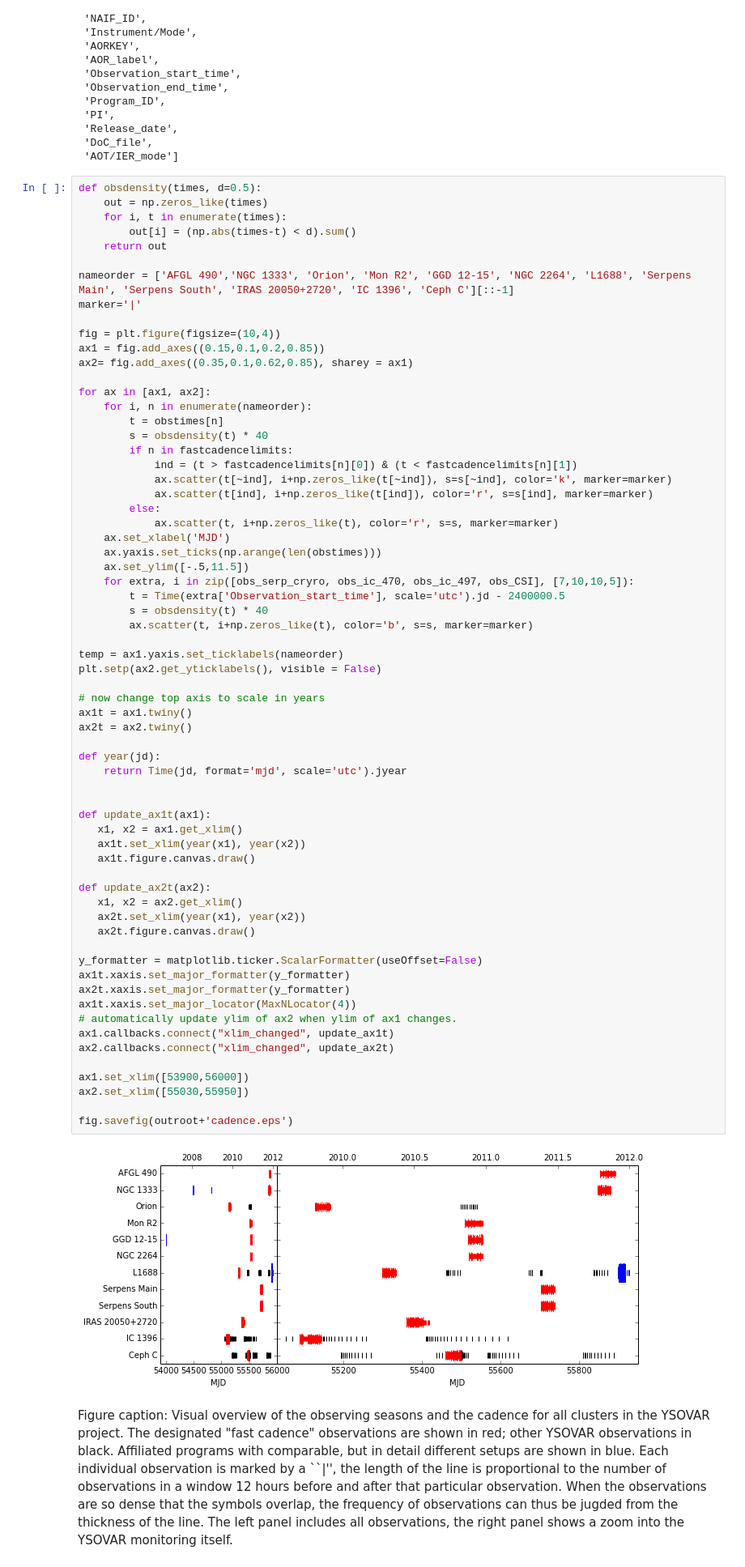
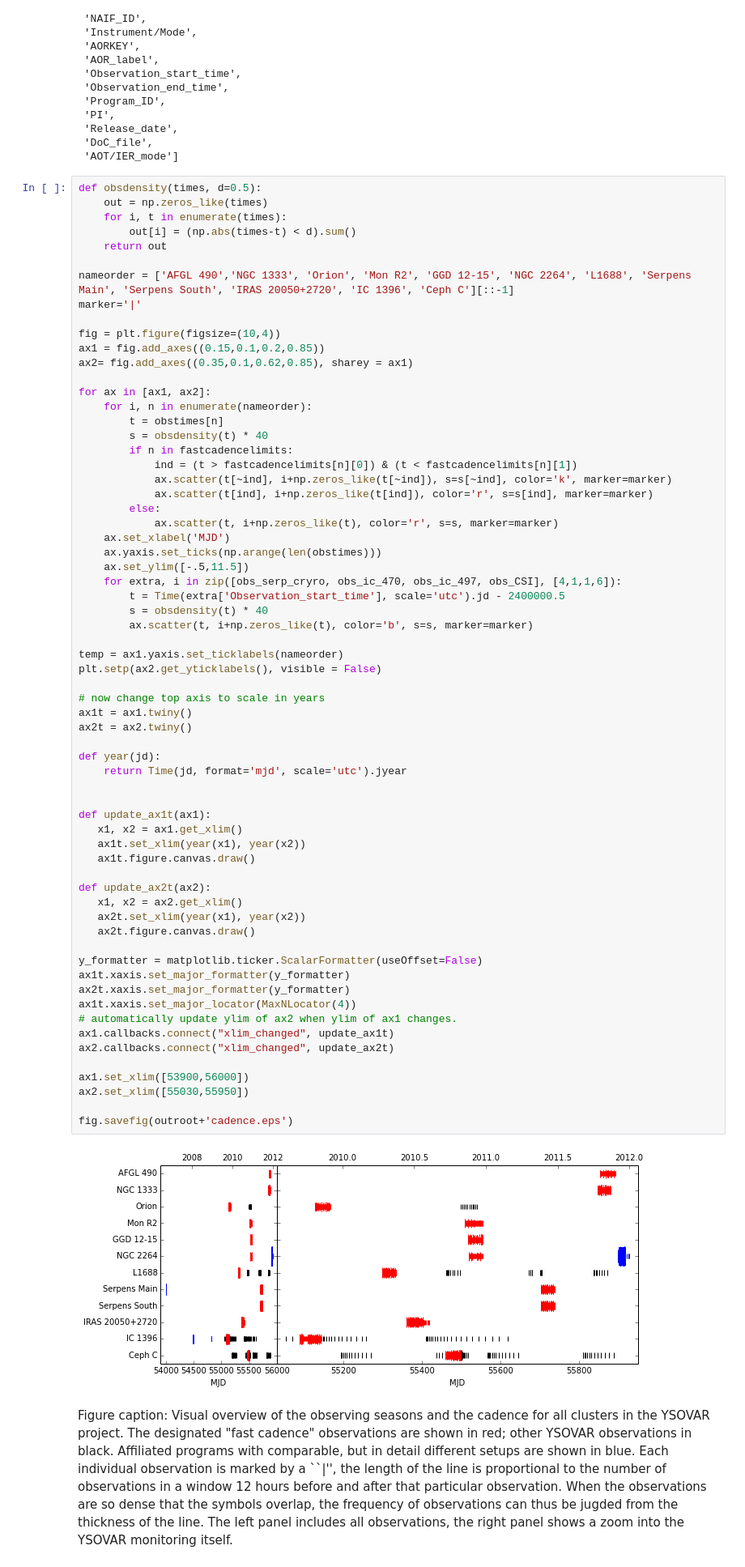
Before and after one commit to YSOVAR/Analysis, a Jupyter notebook: DetectionLimits.ipynb, the cells around one changed output. Shown at 81% size. Saved outputs shown, nothing was run; the diff lists cells and outputs as text.

```diff
--- a/DetectionLimits.ipynb
+++ b/DetectionLimits.ipynb
@@ -116,7 +116,7 @@ for ax in [ax1, ax2]:
     ax.set_xlabel('MJD')
     ax.yaxis.set_ticks(np.arange(len(obstimes)))
     ax.set_ylim([-.5,11.5])
-    for extra, i in zip([obs_serp_cryro, obs_ic_470, obs_ic_497, obs_CSI], [7,10,10,5]):
+    for extra, i in zip([obs_serp_cryro, obs_ic_470, obs_ic_497, obs_CSI], [4,1,1,6]):
         t = Time(extra['Observation_start_time'], scale='utc').jd - 2400000.5
         s = obsdensity(t) * 40
         ax.scatter(t, i+np.zeros_like(t), color='b', s=s, marker=marker)
@@ -128,34 +128,34 @@ plt.setp(ax2.get_yticklabels(), visible = False)
 ax1t = ax1.twiny()
 ax2t = ax2.twiny()
 
 def year(jd):
     return Time(jd, format='mjd', scale='utc').jyear
 
 
 def update_ax1t(ax1):
    x1, x2 = ax1.get_xlim()
    ax1t.set_xlim(year(x1), year(x2))
    ax1t.figure.canvas.draw()
 
 def update_ax2t(ax2):
    x1, x2 = ax2.get_xlim()
    ax2t.set_xlim(year(x1), year(x2))
    ax2t.figure.canvas.draw()
 
 y_formatter = matplotlib.ticker.ScalarFormatter(useOffset=False)
 ax1t.xaxis.set_major_formatter(y_formatter)
 ax2t.xaxis.set_major_formatter(y_formatter)
 ax1t.xaxis.set_major_locator(MaxNLocator(4))
 # automatically update ylim of ax2 when ylim of ax1 changes.
 ax1.callbacks.connect("xlim_changed", update_ax1t)
 ax2.callbacks.connect("xlim_changed", update_ax2t)
 
 ax1.set_xlim([53900,56000])
 ax2.set_xlim([55030,55950])
 
 fig.savefig(outroot+'cadence.eps')
 # %% [output]
-[figure, old version]
+[figure, new version]
 # %% [markdown]
 Figure caption: Visual overview of the observing seasons and the cadence for all clusters in the YSOVAR project. The designated "fast cadence" observations are shown in red; other YSOVAR observations in black. Affiliated programs with comparable, but in detail different setups are shown in blue. Each individual observation is marked by a ``|'', the length of the line is proportional to the number of observations in a window 12 hours before and after that particular observation. When the observations are so dense that the symbols overlap, the frequency of observations can thus be jugded from the thickness of the line. The left panel includes all observations, the right panel shows a zoom into the YSOVAR monitoring itself.
 # %% [markdown]
```
Also changed, not shown: parts of 1 cell of this notebook.
